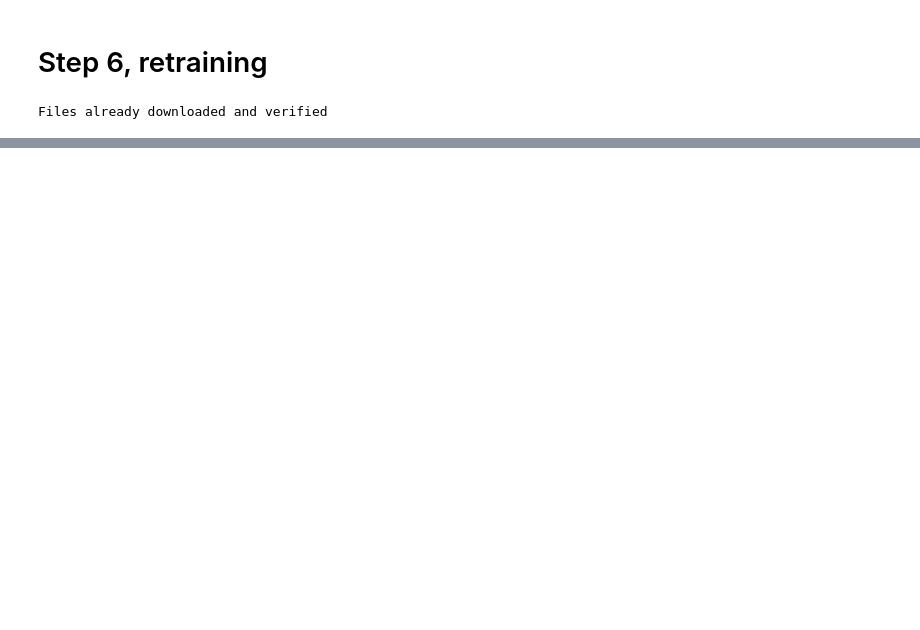
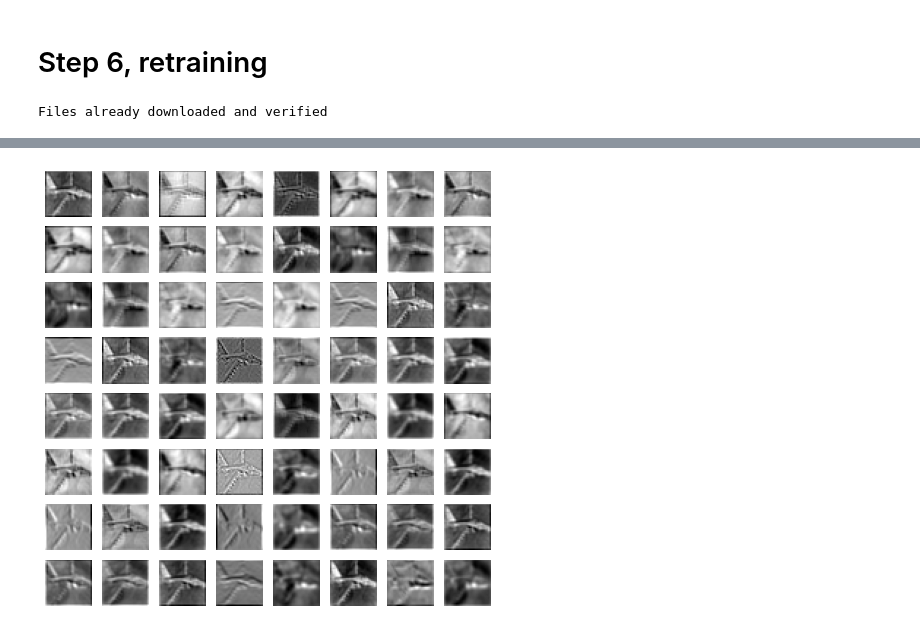
Before and after one commit to aminbana/Explanation, a Jupyter notebook: CIFAR/Code/CIFAR.ipynb, the cells around one changed output, grey strips where cells are left out. Drawn from its saved outputs; the diff is of its cells as text; code cells hidden in the pictures; blank space fills up the shorter version.

```diff
--- a/CIFAR/Code/CIFAR.ipynb
+++ b/CIFAR/Code/CIFAR.ipynb
@@ -564,0 +585,8 @@ Plotting
+# %%
+fig, ax = plt.subplots(8,8, figsize=(8, 8))
+for i in range(8):
+    for j in range(8):
+        ax[i,j].imshow (f.detach().cpu()[0][i * 5 + j], cmap = 'gray')
+        ax[i,j].axis('off')
+# %% [output]
+[figure, added]
```
Also changed, not shown: parts of 25 cells of this notebook, 1 other file.
